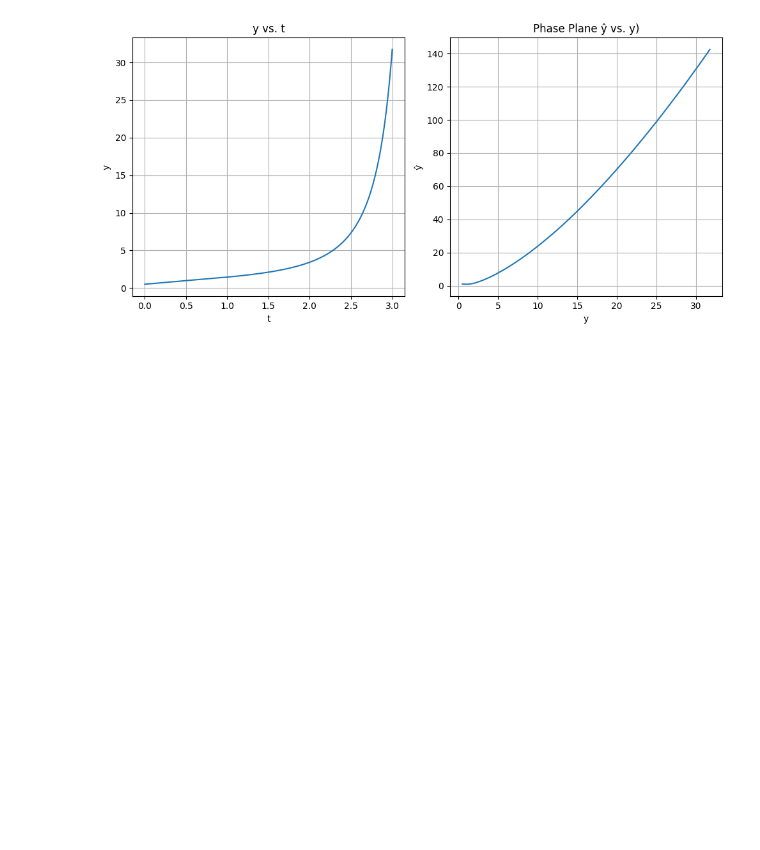
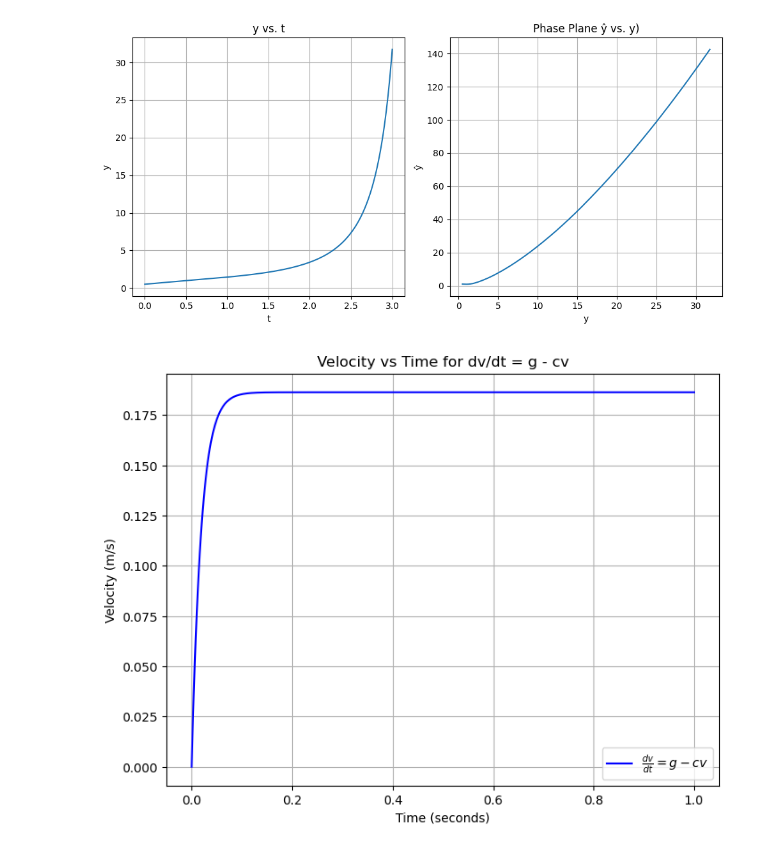
Before and after one commit to srinidhienaidu/AMATH422, a Jupyter notebook: AMATH 383/odesolvesample.ipynb, the cells around one changed output. Saved outputs shown, nothing was run; the diff lists cells and outputs as text; code cells hidden in the pictures; blank space fills up the shorter version.

```diff
--- a/AMATH 383/odesolvesample.ipynb
+++ b/AMATH 383/odesolvesample.ipynb
@@ -116,3 +116,30 @@ def ode45sample():
     plt.title('title goes here')
 
     plt.show()
+# %%
+import numpy as np
+import matplotlib.pyplot as plt
+
+# Constants
+g = 9.8  # gravitational acceleration
+c = 52.6  # drag coefficient
+
+# Time array from 0 to 1 second with small increments
+t = np.linspace(0, 1, 500)
+
+# Velocity function dv/dt = g - cv, solving for v using separation of variables
+# This gives v = (g/c)*(1 - exp(-ct))
+
+v = (g/c) * (1 - np.exp(-c * t))
+
+# Plotting the graph
+plt.figure(figsize=(8, 6))
+plt.plot(t, v, label=r'$\frac{dv}{dt} = g - cv$', color='blue')
+plt.title('Velocity vs Time for dv/dt = g - cv')
+plt.xlabel('Time (seconds)')
+plt.ylabel('Velocity (m/s)')
+plt.legend()
+plt.grid(True)
+plt.show()
+# %% [output]
+[figure, added]
```
Also changed, not shown: parts of 1 cell of this notebook, 18 other files.
